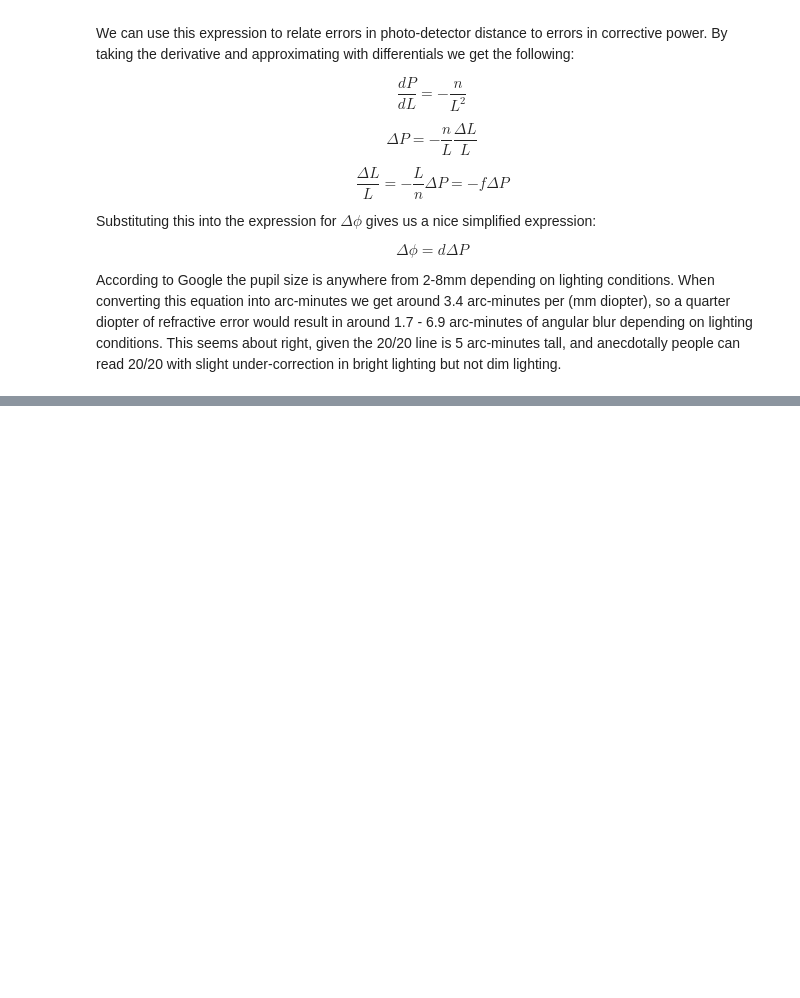
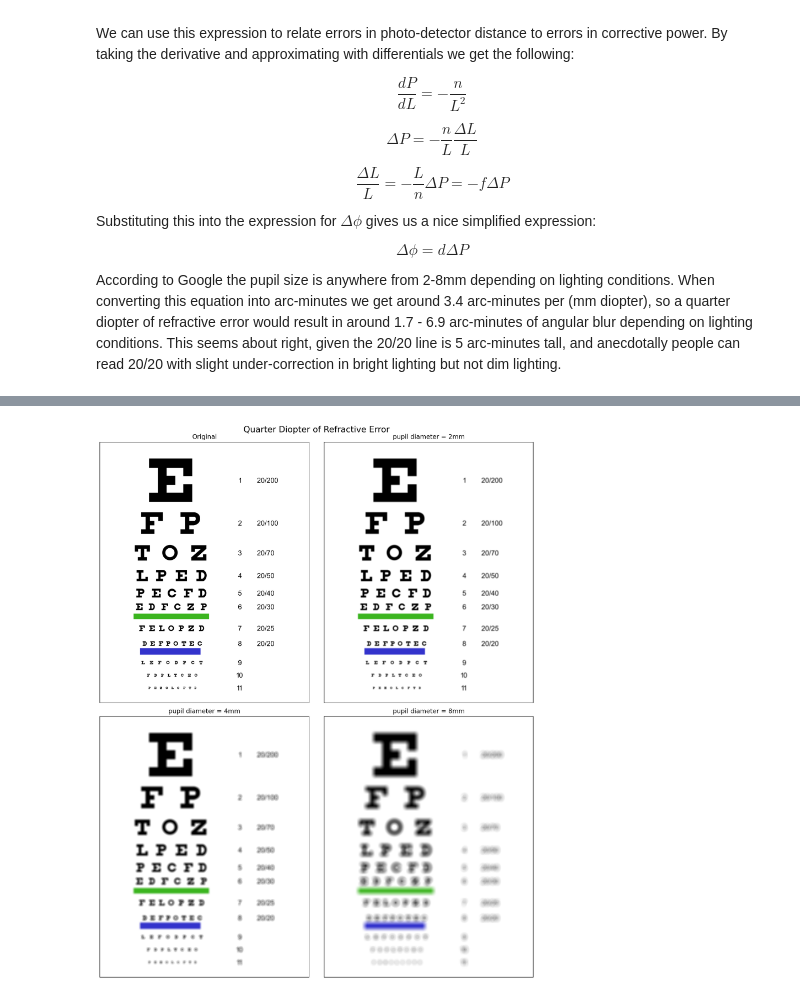
Before and after one commit to scottmsul/EyeSimulator, a Jupyter notebook: Geometric_Myopic_Defocus.ipynb, the cells around one changed output, grey strips where cells are left out. Cells and saved outputs as stored; diff of their text form; code cells hidden in the pictures; blank space fills up the shorter version.

Commit message:
added circle convolutions and snellen charts

```diff
--- a/Geometric_Myopic_Defocus.ipynb
+++ b/Geometric_Myopic_Defocus.ipynb
@@ -62,0 +67,34 @@ According to Google the pupil size is anywhere from 2-8mm depending on lighting
+# %%
+import cv2
+import numpy as np
+from matplotlib import pyplot as plt
+
+img = cv2.imread('images/Snellen_chart.png')
+
+pupils = [.002, .004, .008]
+diopters = 0.25
+rad2am = 360 / (2*np.pi) * 60
+am2px = 28/5
+
+plt.figure(figsize=(12,15), dpi=200)
+plt.subplot(221),plt.imshow(img),plt.title('Original')
+plt.xticks([]), plt.yticks([])
+
+for i,pupil in enumerate(pupils):
+    d = int(pupil * diopters * rad2am * am2px)
+    kernel = np.zeros((d,d),np.float32)
+    r = d/2
+    idx = np.linspace(-1, 1, d)
+    delta = 2/(d-1)
+    x,y = np.mgrid[-1:1+delta:delta, -1:1+delta:delta]
+    kernel[(x**2+y**2<=1)] = 1
+    kernel /= kernel.sum()
+    dst = cv2.filter2D(img,-1,kernel)
+    plt.subplot(220+i+2),plt.imshow(dst),plt.title(f'pupil diameter = {int(pupil*1000)}mm')
+    plt.xticks([]), plt.yticks([])
+plt.suptitle('Quarter Diopter of Refractive Error', fontsize=16)
+plt.tight_layout()
+plt.savefig('images/myopic_defocus.png')
+plt.show()
+# %% [output]
+[figure, added]
```
Also changed, not shown: parts of 1 cell of this notebook, 3 other files.
